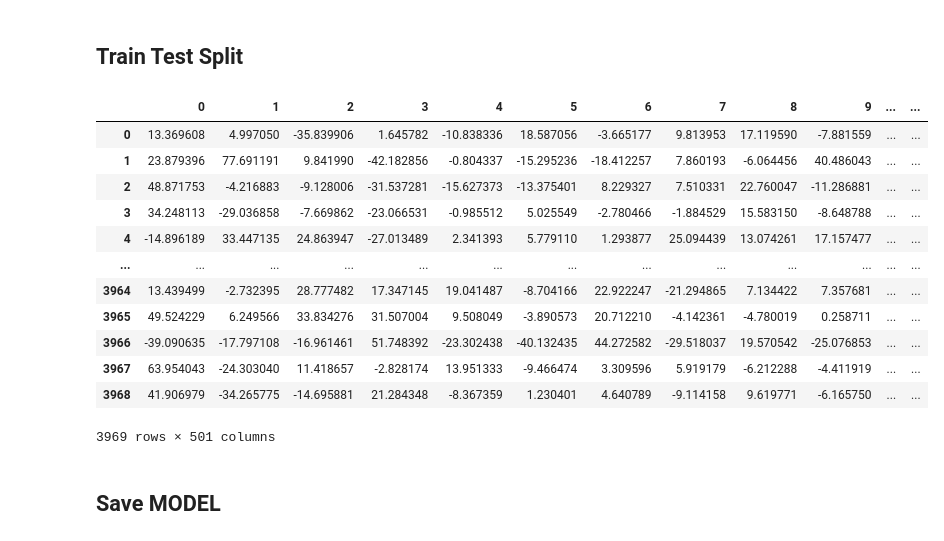
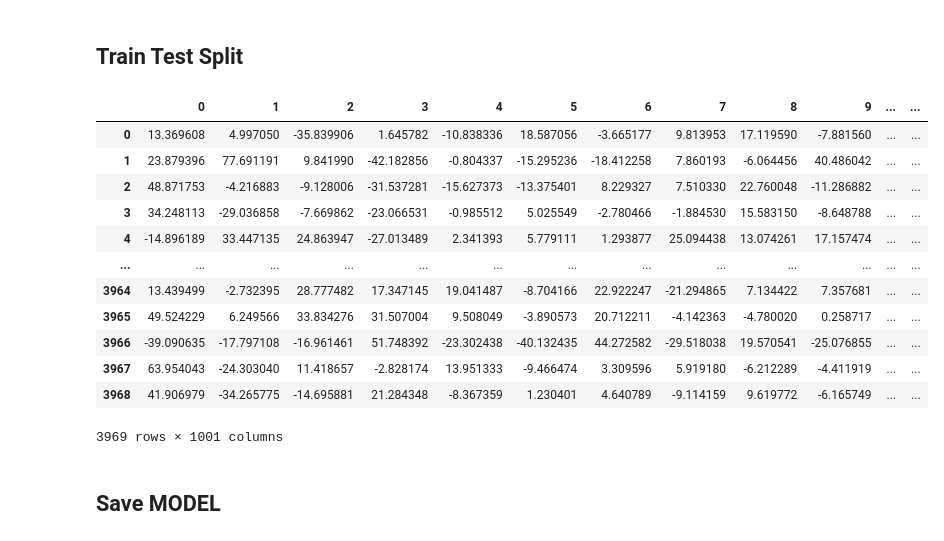
Before and after one commit to jasminkarki/Computer-Vision, a Jupyter notebook: Bee_Classification_Assignment.ipynb, the cells around one changed output. Saved outputs shown, nothing was run; the diff lists cells and outputs as text; code cells hidden in the pictures.

```diff
--- a/Bee_Classification_Assignment.ipynb
+++ b/Bee_Classification_Assignment.ipynb
@@ -234,22 +234,22 @@ pca_df.to_csv('PCADataset',encoding='utf-8', index=False)
 # %%
 # data=pd.read_csv('hog_dataframe')
 # %%
-data=pd.read_csv('PCADataset')
+data=pd.read_csv('PCADataset1000features')
 data
 # %% [output]
 |  | 0 | 1 | 2 | 3 | 4 | 5 | 6 | 7 | 8 | 9 | ... | ... |
-| 0 | 13.369608 | 4.997050 | -35.839906 | 1.645782 | -10.838336 | 18.587056 | -3.665177 | 9.813953 | 17.119590 | -7.881559 | ... | ... |
-| 1 | 23.879396 | 77.691191 | 9.841990 | -42.182856 | -0.804337 | -15.295236 | -18.412257 | 7.860193 | -6.064456 | 40.486043 | ... | ... |
-| 2 | 48.871753 | -4.216883 | -9.128006 | -31.537281 | -15.627373 | -13.375401 | 8.229327 | 7.510331 | 22.760047 | -11.286881 | ... | ... |
-| 3 | 34.248113 | -29.036858 | -7.669862 | -23.066531 | -0.985512 | 5.025549 | -2.780466 | -1.884529 | 15.583150 | -8.648788 | ... | ... |
-| 4 | -14.896189 | 33.447135 | 24.863947 | -27.013489 | 2.341393 | 5.779110 | 1.293877 | 25.094439 | 13.074261 | 17.157477 | ... | ... |
+| 0 | 13.369608 | 4.997050 | -35.839906 | 1.645782 | -10.838336 | 18.587056 | -3.665177 | 9.813953 | 17.119590 | -7.881560 | ... | ... |
+| 1 | 23.879396 | 77.691191 | 9.841990 | -42.182856 | -0.804337 | -15.295236 | -18.412258 | 7.860193 | -6.064456 | 40.486042 | ... | ... |
+| 2 | 48.871753 | -4.216883 | -9.128006 | -31.537281 | -15.627373 | -13.375401 | 8.229327 | 7.510330 | 22.760048 | -11.286882 | ... | ... |
+| 3 | 34.248113 | -29.036858 | -7.669862 | -23.066531 | -0.985512 | 5.025549 | -2.780466 | -1.884530 | 15.583150 | -8.648788 | ... | ... |
+| 4 | -14.896189 | 33.447135 | 24.863947 | -27.013489 | 2.341393 | 5.779111 | 1.293877 | 25.094438 | 13.074261 | 17.157474 | ... | ... |
 | ... | ... | ... | ... | ... | ... | ... | ... | ... | ... | ... | ... | ... |
 | 3964 | 13.439499 | -2.732395 | 28.777482 | 17.347145 | 19.041487 | -8.704166 | 22.922247 | -21.294865 | 7.134422 | 7.357681 | ... | ... |
-| 3965 | 49.524229 | 6.249566 | 33.834276 | 31.507004 | 9.508049 | -3.890573 | 20.712210 | -4.142361 | -4.780019 | 0.258711 | ... | ... |
-| 3966 | -39.090635 | -17.797108 | -16.961461 | 51.748392 | -23.302438 | -40.132435 | 44.272582 | -29.518037 | 19.570542 | -25.076853 | ... | ... |
-| 3967 | 63.954043 | -24.303040 | 11.418657 | -2.828174 | 13.951333 | -9.466474 | 3.309596 | 5.919179 | -6.212288 | -4.411919 | ... | ... |
-| 3968 | 41.906979 | -34.265775 | -14.695881 | 21.284348 | -8.367359 | 1.230401 | 4.640789 | -9.114158 | 9.619771 | -6.165750 | ... | ... |
+| 3965 | 49.524229 | 6.249566 | 33.834276 | 31.507004 | 9.508049 | -3.890573 | 20.712211 | -4.142363 | -4.780020 | 0.258717 | ... | ... |
+| 3966 | -39.090635 | -17.797108 | -16.961461 | 51.748392 | -23.302438 | -40.132435 | 44.272582 | -29.518038 | 19.570541 | -25.076855 | ... | ... |
+| 3967 | 63.954043 | -24.303040 | 11.418657 | -2.828174 | 13.951333 | -9.466474 | 3.309596 | 5.919180 | -6.212289 | -4.411919 | ... | ... |
+| 3968 | 41.906979 | -34.265775 | -14.695881 | 21.284348 | -8.367359 | 1.230401 | 4.640789 | -9.114159 | 9.619772 | -6.165749 | ... | ... |
-3969 rows × 501 columns
+3969 rows × 1001 columns
 # %% [markdown]
 ## Save MODEL
 # %%
```
Also changed, not shown: parts of 39 cells of this notebook.
